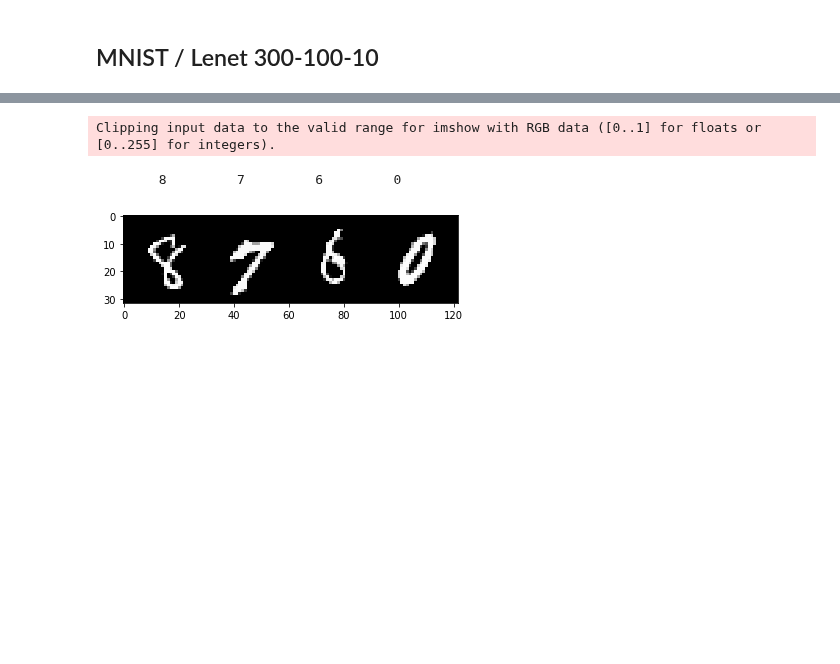
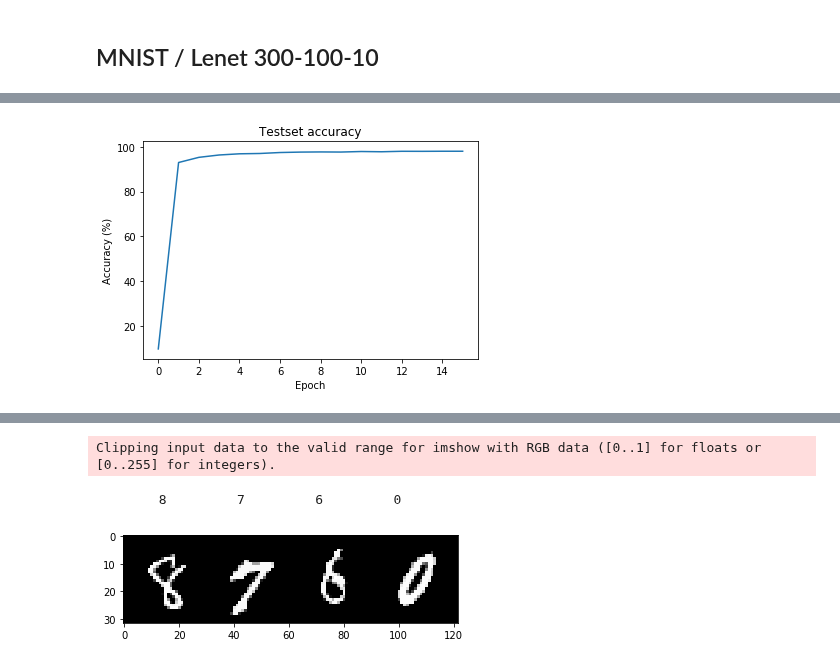
Before and after one commit to jheitmann/Neural-net-pruning, a Jupyter notebook: frame_potential.ipynb, the cells around one changed output, grey strips where cells are left out. Drawn from its saved outputs; the diff is of its cells as text; code cells hidden in the pictures; blank space fills up the shorter version.

```diff
--- a/frame_potential.ipynb
+++ b/frame_potential.ipynb
@@ -32,0 +100,10 @@ classes = ('0', '1', '2', '3', '4', '5', '6', '7', '8', '9')
+# %%
+# SELU
+
+plt.plot(test_accuracies)
+plt.title('Testset accuracy')
+plt.xlabel('Epoch')
+plt.ylabel('Accuracy (%)')
+plt.show()
+# %% [output]
+[figure, added]
```
Also changed, not shown: parts of 16 cells of this notebook, 5 other files.
